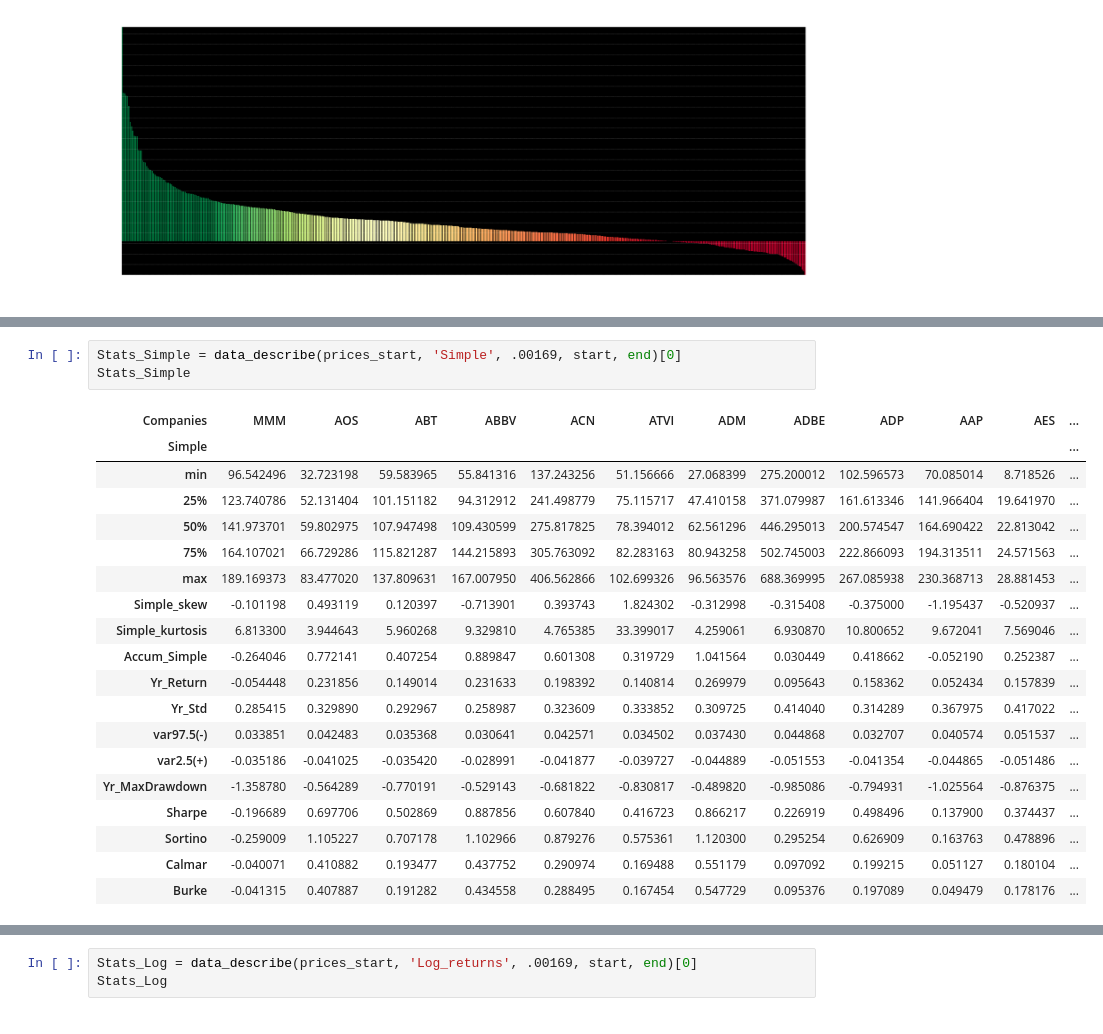
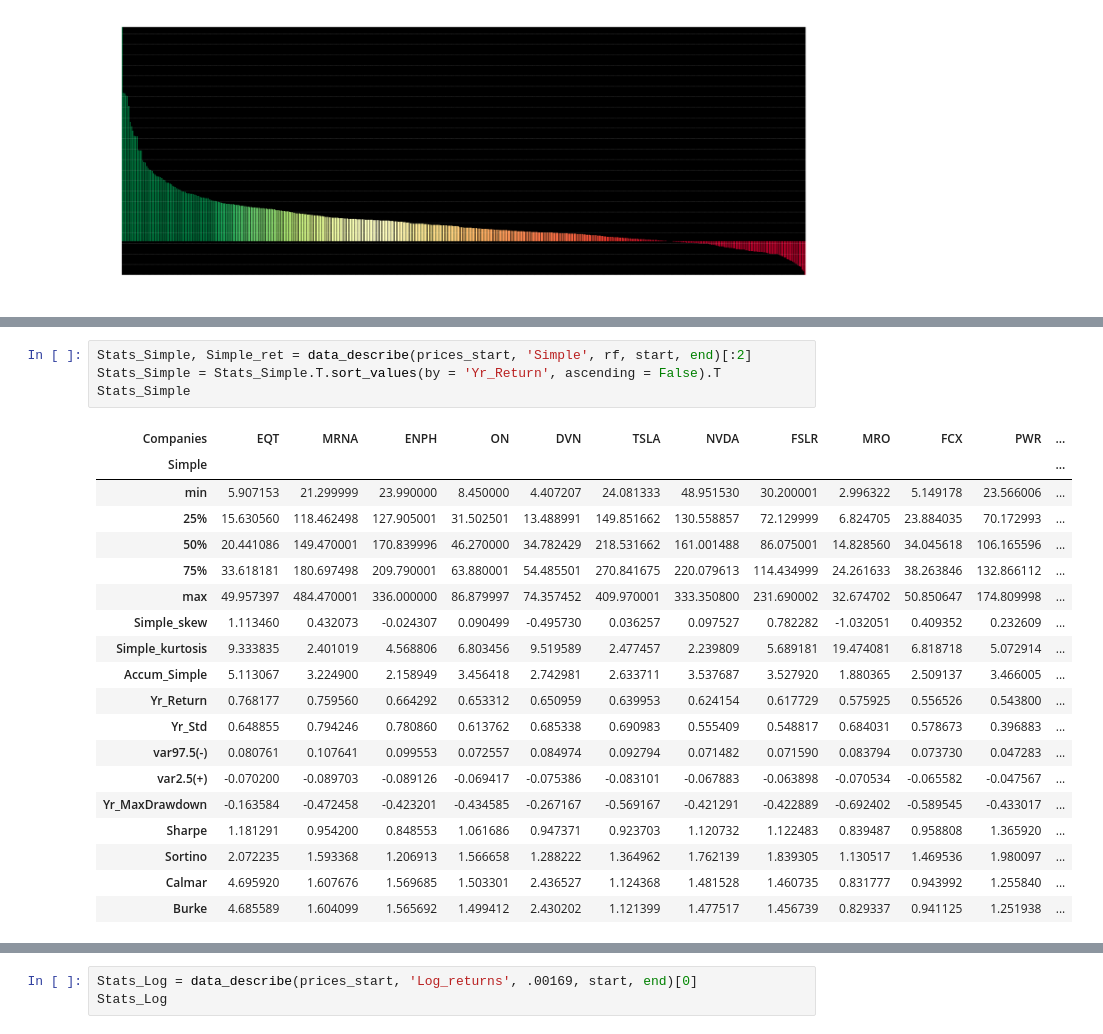
Before and after one commit to EMarquez7/Examen-de-Simulaci-n-2, a Jupyter notebook: Optimization.ipynb, the cells around one changed output, grey strips where cells are left out. Cells and saved outputs as stored; diff of their text form.

```diff
--- a/Optimization.ipynb
+++ b/Optimization.ipynb
@@ -570,23 +443,24 @@ def data_describe(df, output, rf, start, end):
 # %%
-Stats_Simple = data_describe(prices_start, 'Simple', .00169, start, end)[0]
+Stats_Simple, Simple_ret = data_describe(prices_start, 'Simple', rf, start, end)[:2]
+Stats_Simple = Stats_Simple.T.sort_values(by = 'Yr_Return', ascending = False).T
 Stats_Simple
 # %% [output]
-| Companies | MMM | AOS | ABT | ABBV | ACN | ATVI | ADM | ADBE | ADP | AAP | AES | ... |
+| Companies | EQT | MRNA | ENPH | ON | DVN | TSLA | NVDA | FSLR | MRO | FCX | PWR | ... |
 | Simple |  |  |  |  |  |  |  |  |  |  |  | ... |
-| min | 96.542496 | 32.723198 | 59.583965 | 55.841316 | 137.243256 | 51.156666 | 27.068399 | 275.200012 | 102.596573 | 70.085014 | 8.718526 | ... |
-| 25% | 123.740786 | 52.131404 | 101.151182 | 94.312912 | 241.498779 | 75.115717 | 47.410158 | 371.079987 | 161.613346 | 141.966404 | 19.641970 | ... |
-| 50% | 141.973701 | 59.802975 | 107.947498 | 109.430599 | 275.817825 | 78.394012 | 62.561296 | 446.295013 | 200.574547 | 164.690422 | 22.813042 | ... |
-| 75% | 164.107021 | 66.729286 | 115.821287 | 144.215893 | 305.763092 | 82.283163 | 80.943258 | 502.745003 | 222.866093 | 194.313511 | 24.571563 | ... |
-| max | 189.169373 | 83.477020 | 137.809631 | 167.007950 | 406.562866 | 102.699326 | 96.563576 | 688.369995 | 267.085938 | 230.368713 | 28.881453 | ... |
-| Simple_skew | -0.101198 | 0.493119 | 0.120397 | -0.713901 | 0.393743 | 1.824302 | -0.312998 | -0.315408 | -0.375000 | -1.195437 | -0.520937 | ... |
-| Simple_kurtosis | 6.813300 | 3.944643 | 5.960268 | 9.329810 | 4.765385 | 33.399017 | 4.259061 | 6.930870 | 10.800652 | 9.672041 | 7.569046 | ... |
-| Accum_Simple | -0.264046 | 0.772141 | 0.407254 | 0.889847 | 0.601308 | 0.319729 | 1.041564 | 0.030449 | 0.418662 | -0.052190 | 0.252387 | ... |
-| Yr_Return | -0.054448 | 0.231856 | 0.149014 | 0.231633 | 0.198392 | 0.140814 | 0.269979 | 0.095643 | 0.158362 | 0.052434 | 0.157839 | ... |
-| Yr_Std | 0.285415 | 0.329890 | 0.292967 | 0.258987 | 0.323609 | 0.333852 | 0.309725 | 0.414040 | 0.314289 | 0.367975 | 0.417022 | ... |
-| var97.5(-) | 0.033851 | 0.042483 | 0.035368 | 0.030641 | 0.042571 | 0.034502 | 0.037430 | 0.044868 | 0.032707 | 0.040574 | 0.051537 | ... |
-| var2.5(+) | -0.035186 | -0.041025 | -0.035420 | -0.028991 | -0.041877 | -0.039727 | -0.044889 | -0.051553 | -0.041354 | -0.044865 | -0.051486 | ... |
-| Yr_MaxDrawdown | -1.358780 | -0.564289 | -0.770191 | -0.529143 | -0.681822 | -0.830817 | -0.489820 | -0.985086 | -0.794931 | -1.025564 | -0.876375 | ... |
-| Sharpe | -0.196689 | 0.697706 | 0.502869 | 0.887856 | 0.607840 | 0.416723 | 0.866217 | 0.226919 | 0.498496 | 0.137900 | 0.374437 | ... |
-| Sortino | -0.259009 | 1.105227 | 0.707178 | 1.102966 | 0.879276 | 0.575361 | 1.120300 | 0.295254 | 0.626909 | 0.163763 | 0.478896 | ... |
-| Calmar | -0.040071 | 0.410882 | 0.193477 | 0.437752 | 0.290974 | 0.169488 | 0.551179 | 0.097092 | 0.199215 | 0.051127 | 0.180104 | ... |
-| Burke | -0.041315 | 0.407887 | 0.191282 | 0.434558 | 0.288495 | 0.167454 | 0.547729 | 0.095376 | 0.197089 | 0.049479 | 0.178176 | ... |
+| min | 5.907153 | 21.299999 | 23.990000 | 8.450000 | 4.407207 | 24.081333 | 48.951530 | 30.200001 | 2.996322 | 5.149178 | 23.566006 | ... |
+| 25% | 15.630560 | 118.462498 | 127.905001 | 31.502501 | 13.488991 | 149.851662 | 130.558857 | 72.129999 | 6.824705 | 23.884035 | 70.172993 | ... |
+| 50% | 20.441086 | 149.470001 | 170.839996 | 46.270000 | 34.782429 | 218.531662 | 161.001488 | 86.075001 | 14.828560 | 34.045618 | 106.165596 | ... |
+| 75% | 33.618181 | 180.697498 | 209.790001 | 63.880001 | 54.485501 | 270.841675 | 220.079613 | 114.434999 | 24.261633 | 38.263846 | 132.866112 | ... |
+| max | 49.957397 | 484.470001 | 336.000000 | 86.879997 | 74.357452 | 409.970001 | 333.350800 | 231.690002 | 32.674702 | 50.850647 | 174.809998 | ... |
+| Simple_skew | 1.113460 | 0.432073 | -0.024307 | 0.090499 | -0.495730 | 0.036257 | 0.097527 | 0.782282 | -1.032051 | 0.409352 | 0.232609 | ... |
+| Simple_kurtosis | 9.333835 | 2.401019 | 4.568806 | 6.803456 | 9.519589 | 2.477457 | 2.239809 | 5.689181 | 19.474081 | 6.818718 | 5.072914 | ... |
+| Accum_Simple | 5.113067 | 3.224900 | 2.158949 | 3.456418 | 2.742981 | 2.633711 | 3.537687 | 3.527920 | 1.880365 | 2.509137 | 3.466005 | ... |
+| Yr_Return | 0.768177 | 0.759560 | 0.664292 | 0.653312 | 0.650959 | 0.639953 | 0.624154 | 0.617729 | 0.575925 | 0.556526 | 0.543800 | ... |
+| Yr_Std | 0.648855 | 0.794246 | 0.780860 | 0.613762 | 0.685338 | 0.690983 | 0.555409 | 0.548817 | 0.684031 | 0.578673 | 0.396883 | ... |
+| var97.5(-) | 0.080761 | 0.107641 | 0.099553 | 0.072557 | 0.084974 | 0.092794 | 0.071482 | 0.071590 | 0.083794 | 0.073730 | 0.047283 | ... |
+| var2.5(+) | -0.070200 | -0.089703 | -0.089126 | -0.069417 | -0.075386 | -0.083101 | -0.067883 | -0.063898 | -0.070534 | -0.065582 | -0.047567 | ... |
+| Yr_MaxDrawdown | -0.163584 | -0.472458 | -0.423201 | -0.434585 | -0.267167 | -0.569167 | -0.421291 | -0.422889 | -0.692402 | -0.589545 | -0.433017 | ... |
+| Sharpe | 1.181291 | 0.954200 | 0.848553 | 1.061686 | 0.947371 | 0.923703 | 1.120732 | 1.122483 | 0.839487 | 0.958808 | 1.365920 | ... |
+| Sortino | 2.072235 | 1.593368 | 1.206913 | 1.566658 | 1.288222 | 1.364962 | 1.762139 | 1.839305 | 1.130517 | 1.469536 | 1.980097 | ... |
+| Calmar | 4.695920 | 1.607676 | 1.569685 | 1.503301 | 2.436527 | 1.124368 | 1.481528 | 1.460735 | 0.831777 | 0.943992 | 1.255840 | ... |
+| Burke | 4.685589 | 1.604099 | 1.565692 | 1.499412 | 2.430202 | 1.121399 | 1.477517 | 1.456739 | 0.829337 | 0.941125 | 1.251938 | ... |
```
Also changed, not shown: parts of 28 cells of this notebook, 2 other files.
